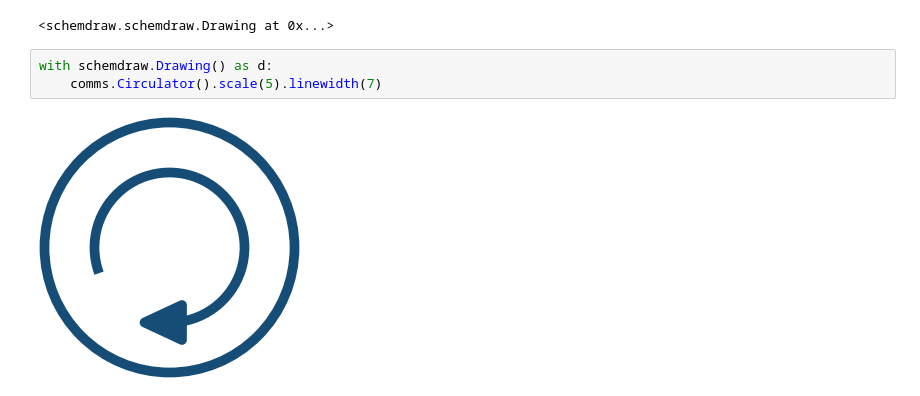
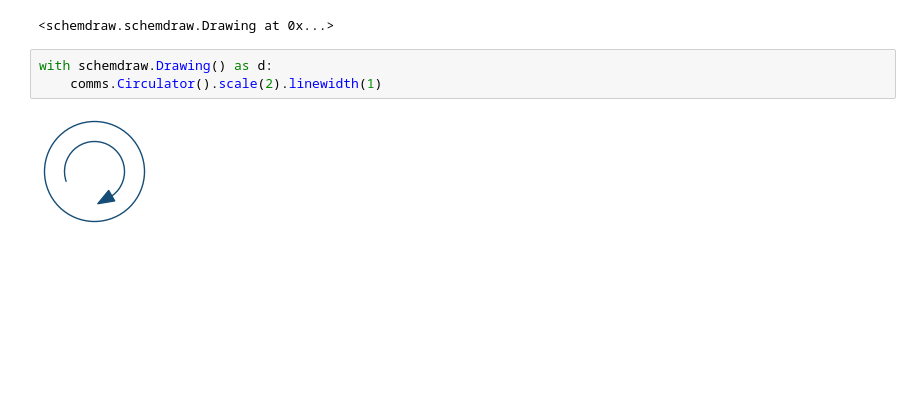
Before and after one commit to lokgar/sdcomms, a Jupyter notebook: sdcomms/_test_components.ipynb, the cells around one changed output. Saved outputs shown, nothing was run; the diff lists cells and outputs as text; blank space fills up the shorter version.

Commit message:
fix circulator symbol

```diff
--- a/sdcomms/_test_components.ipynb
+++ b/sdcomms/_test_components.ipynb
@@ -56,6 +56,6 @@ display(drawElements(elems, d="right"))
 <schemdraw.schemdraw.Drawing at 0x...>
 # %%
 with schemdraw.Drawing() as d:
-    comms.Circulator().scale(5).linewidth(7)
+    comms.Circulator().scale(2).linewidth(1)
 # %% [output]
-[figure, old version]
+[figure, new version]
```
Also changed, not shown: 1 other file.
